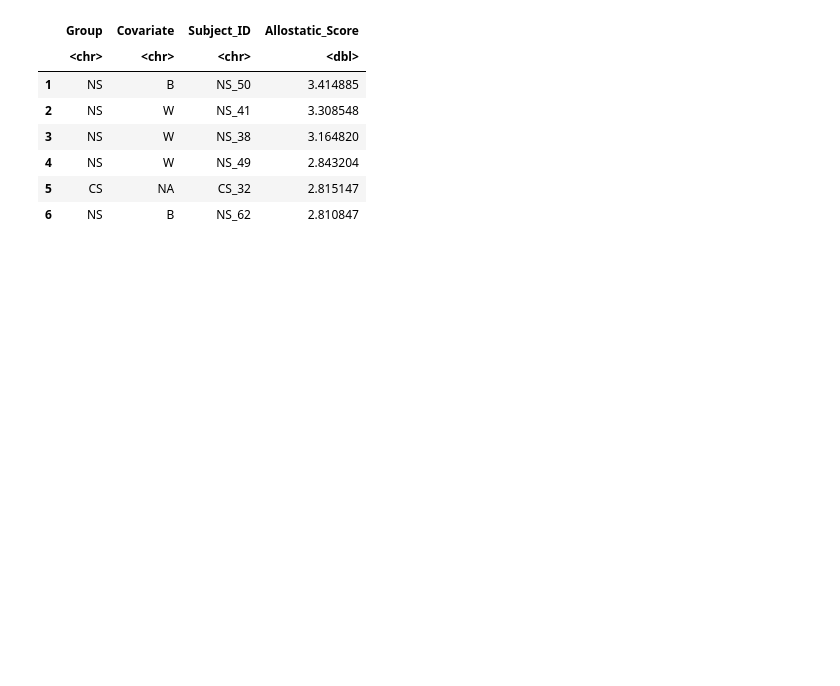
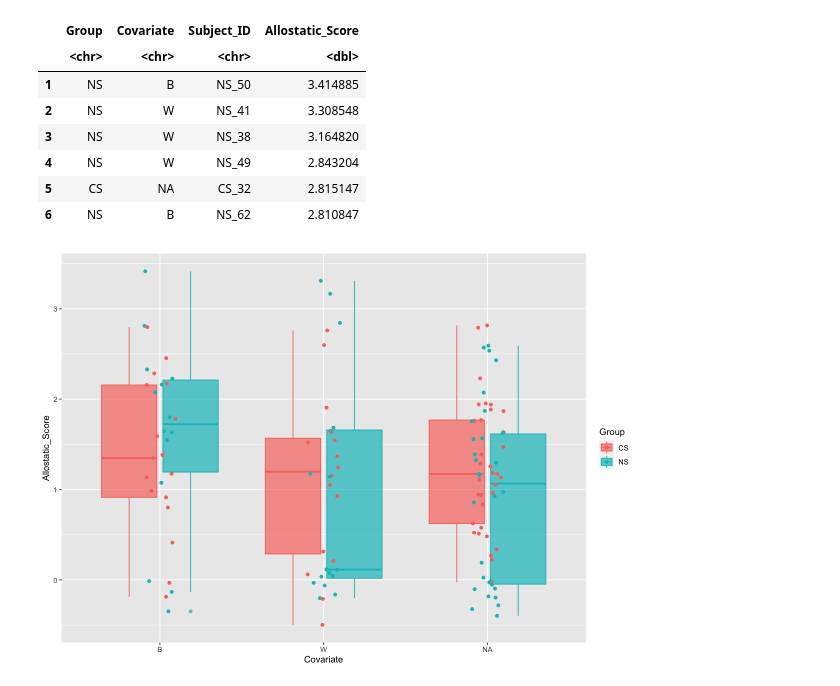
Before and after one commit to UNC-CEMALB/P1005_Miscellaneous-Analyses, a Jupyter notebook: 2. Allostatic Loading/Allostatic Loading.ipynb, the cells around one changed output. Saved outputs shown, nothing was run; the diff lists cells and outputs as text; code cells hidden in the pictures; blank space fills up the shorter version.

```diff
--- a/2. Allostatic Loading/Allostatic Loading.ipynb
+++ b/2. Allostatic Loading/Allostatic Loading.ipynb
@@ -219,3 +240,13 @@ A data.frame: 6 × 4
 | 4 | NS | W | NS_49 | 2.843204 |
 | 5 | CS | NA | CS_32 | 2.815147 |
 | 6 | NS | B | NS_62 | 2.810847 |
+# %%
+# just because I'm interested I wanted to see how these groups were distributed so I made this visualization
+options(repr.plot.width=10, repr.plot.height=7) #changing size
+ggplot(data = allostatic_score_df, aes(x = Covariate, y = Allostatic_Score, color = Group)) +
+  #stat_boxplot(geom = "errorbar", width = 0.2) + # changes width of whiskers
+  geom_boxplot(aes(fill = Group), alpha = 0.7) +
+  geom_point(position = position_jitter(w = 0.1)) #+
+  #facet_wrap(~Group)
+# %% [output]
+[figure, added]
```
Also changed, not shown: parts of 1 cell of this notebook.
